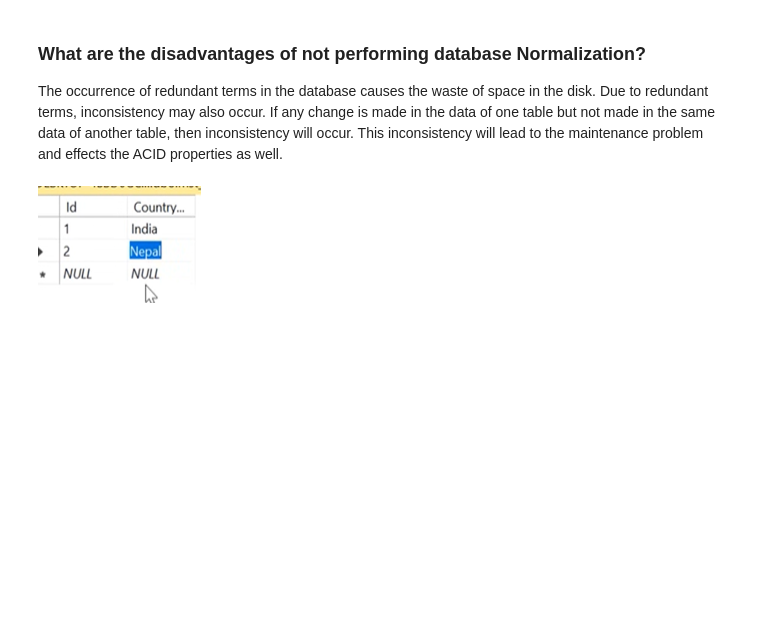
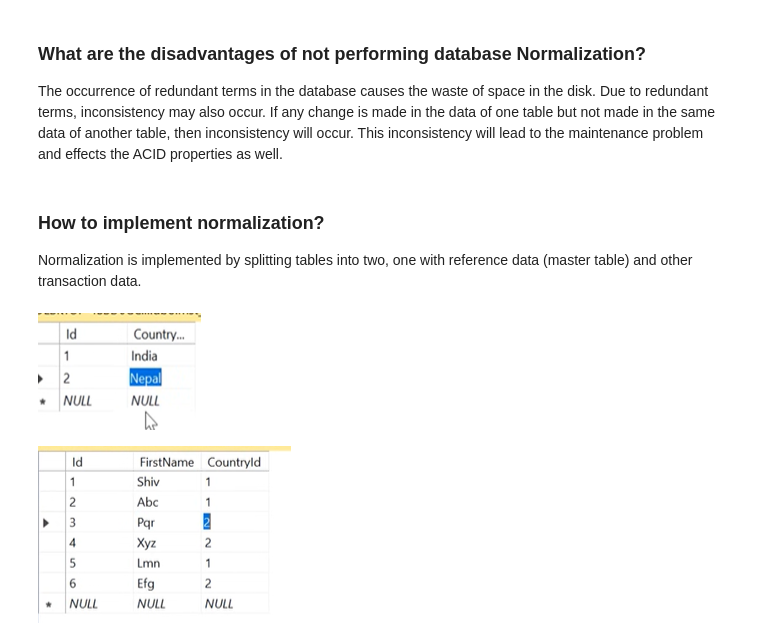
Before and after one commit to kishorthakre/pract, a Jupyter notebook: Notes/sql_nts.ipynb, the cells around one changed output. Drawn from its saved outputs; the diff is of its cells as text; code cells hidden in the pictures; blank space fills up the shorter version.

```diff
--- a/Notes/sql_nts.ipynb
+++ b/Notes/sql_nts.ipynb
@@ -48,8 +48,16 @@ Normalization is mainly used to add, delete or modify a field that can be made i
 
 The occurrence of redundant terms in the database causes the waste of space in the disk.
 Due to redundant terms, inconsistency may also occur. If any change is made in the data of one table but not made in the same data of another table, then inconsistency will occur. This inconsistency will lead to the maintenance problem and effects the ACID properties as well.
-# %%
-from IPython.display import Image
-Image(filename='/Users/KISHOR/OneDrive/Documents/pract/Picture1.png')
-# %% [output]
-[figure, removed]
+# %% [markdown]
+### How to implement normalization?
+
+Normalization is implemented by splitting tables into two, one with reference data (master table) and other transaction data.
+# %%
+from IPython.display import display
+from PIL import Image
+
+display(Image.open('ref.png'))
+display(Image.open('trn.png'))
+# %% [output]
+[figure, added]
+[figure, added]
```
Also changed, not shown: parts of 15 cells of this notebook.
